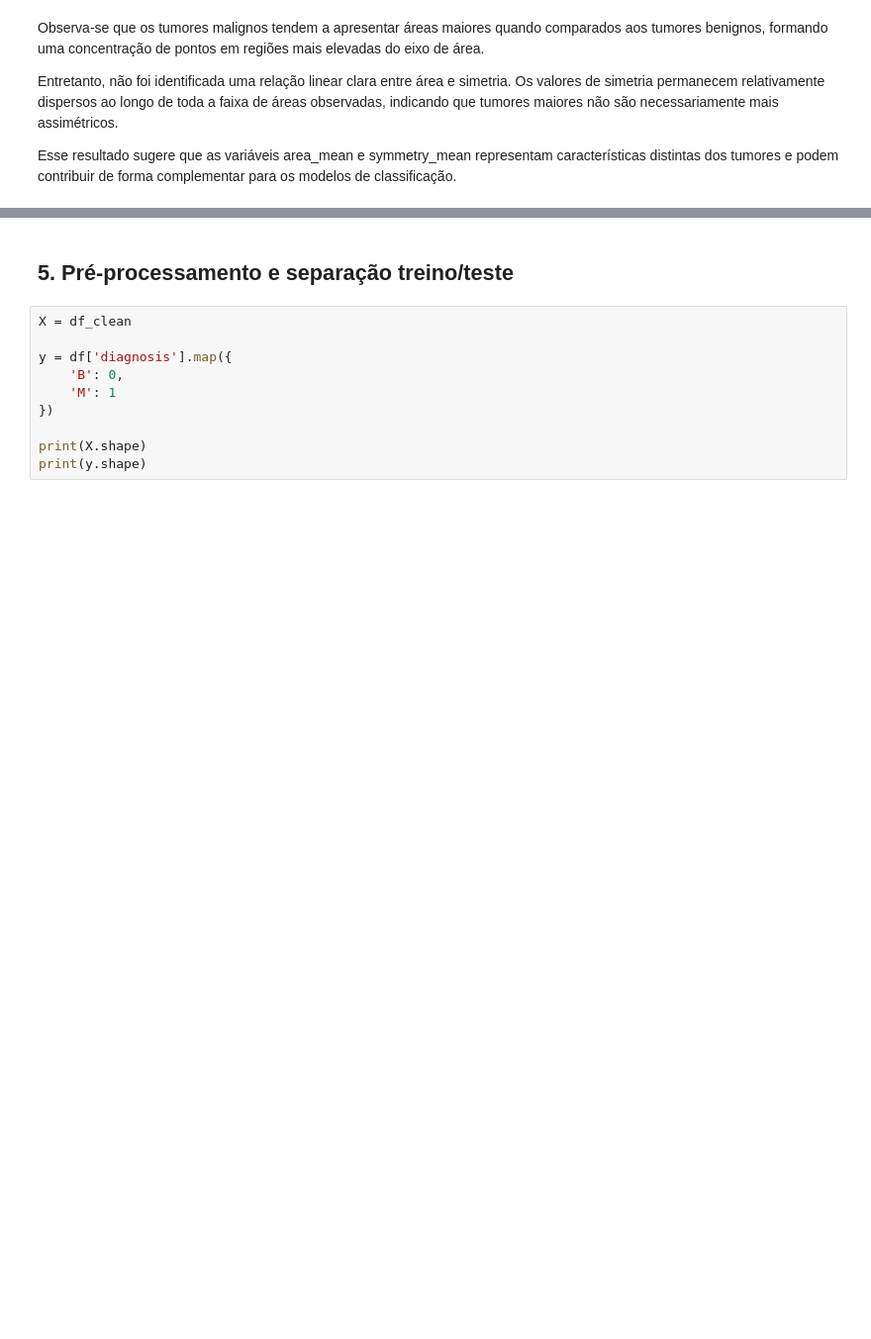
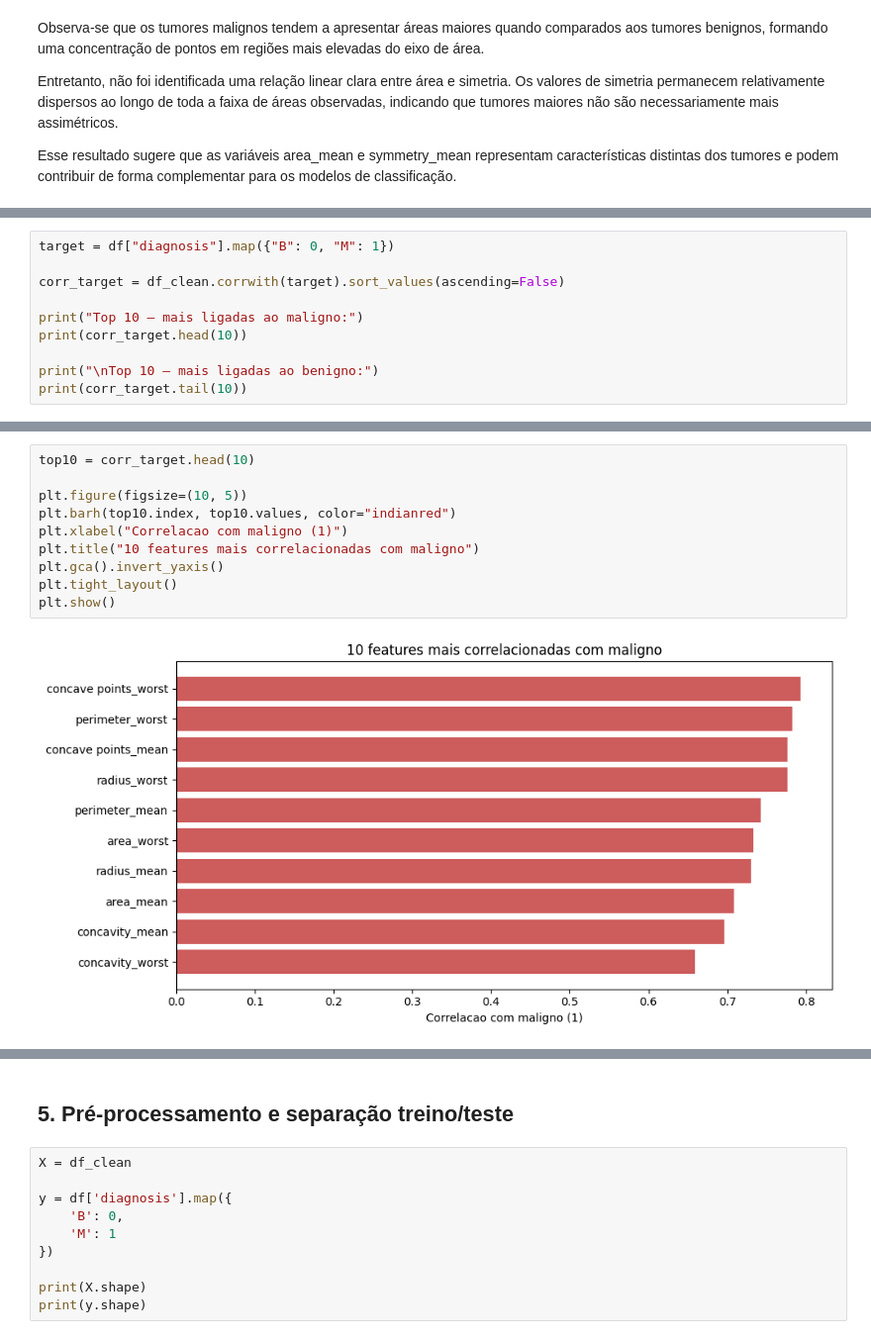
Before and after one commit to Rafael-Evangelista/tech-challenge-fiap, a Jupyter notebook: notebooks/01_analise_e_modelagem.ipynb, the cells around one changed output, grey strips where cells are left out. Shown at 99% size. Saved outputs shown, nothing was run; the diff lists cells and outputs as text; blank space fills up the shorter version.

```diff
--- a/notebooks/01_analise_e_modelagem.ipynb
+++ b/notebooks/01_analise_e_modelagem.ipynb
@@ -528,0 +445,10 @@ Embora o conjunto de dados possua 30 dimensões, observou-se que aproximadamente
+# %%
+target = df["diagnosis"].map({"B": 0, "M": 1})
+
+corr_target = df_clean.corrwith(target).sort_values(ascending=False)
+
+print("Top 10 — mais ligadas ao maligno:")
+print(corr_target.head(10))
+
+print("\nTop 10 — mais ligadas ao benigno:")
+print(corr_target.tail(10))
@@ -528,0 +473,12 @@ Embora o conjunto de dados possua 30 dimensões, observou-se que aproximadamente
+# %%
+top10 = corr_target.head(10)
+
+plt.figure(figsize=(10, 5))
+plt.barh(top10.index, top10.values, color="indianred")
+plt.xlabel("Correlacao com maligno (1)")
+plt.title("10 features mais correlacionadas com maligno")
+plt.gca().invert_yaxis()
+plt.tight_layout()
+plt.show()
+# %% [output]
+[figure, added]
```
Also changed, not shown: parts of 44 cells of this notebook.
